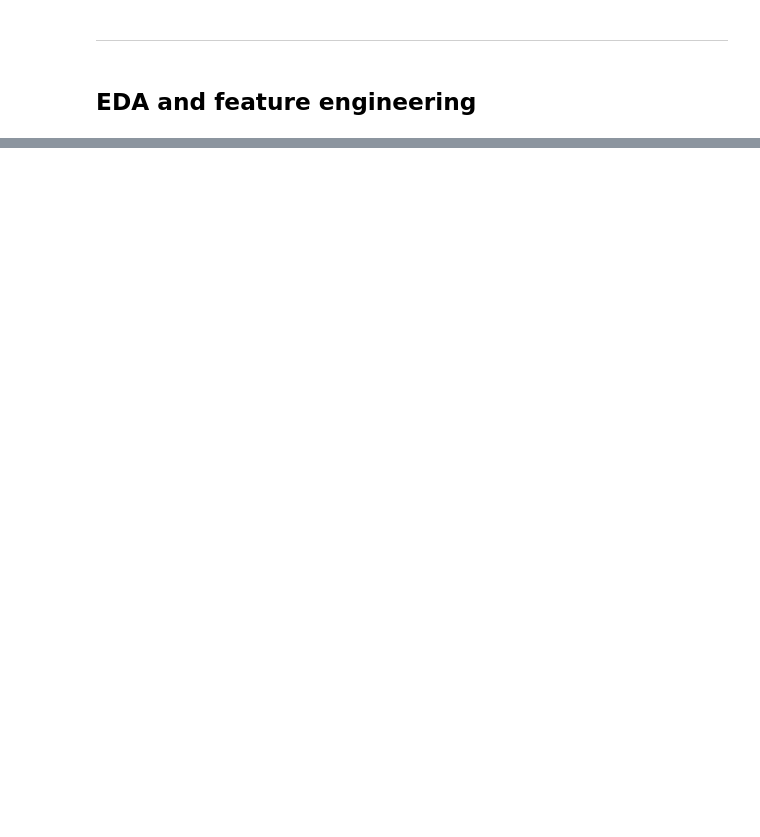
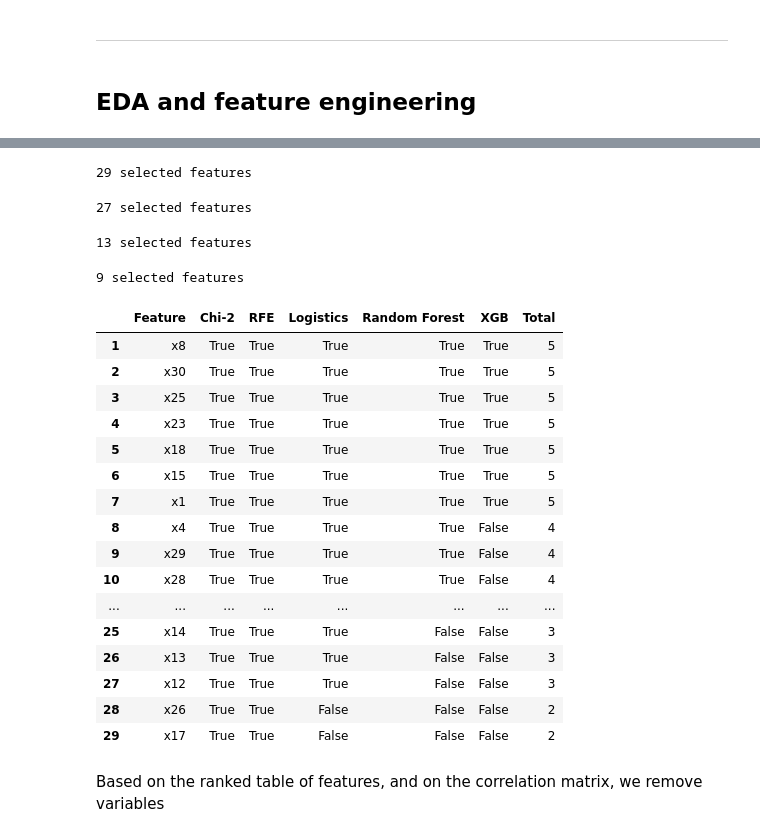
Before and after one commit to tangarts/FICO-Interpretable-Machine-Learning, a Jupyter notebook: Project.ipynb, the cells around one changed output, grey strips where cells are left out. Saved outputs shown, nothing was run; the diff lists cells and outputs as text; code cells hidden in the pictures; blank space fills up the shorter version.

```diff
--- a/Project.ipynb
+++ b/Project.ipynb
@@ -73,0 +234,80 @@ plt.show()
+# %%
+from sklearn.feature_selection import RFE
+rfe_selector = RFE(estimator=LogisticRegression(solver='newton-cg'),
+                   n_features_to_select=num_feats, step=10, verbose=5)
+rfe_selector.fit(X_norm, y)
+rfe_support = rfe_selector.get_support()
+rfe_feature = X.loc[:,rfe_support].columns.tolist()
+print(str(len(rfe_feature)), 'selected features')
+# %% [output]
+29 selected features
+# %%
+from sklearn.feature_selection import SelectFromModel
+
+embeded_lr_selector = SelectFromModel(LogisticRegression(penalty="l1", solver='liblinear'), max_features=num_feats)
+embeded_lr_selector.fit(X_norm, y)
+
+embeded_lr_support = embeded_lr_selector.get_support()
+embeded_lr_feature = X.loc[:,embeded_lr_support].columns.tolist()
+print(str(len(embeded_lr_feature)), 'selected features')
+# %% [output]
+27 selected features
+# %%
+from sklearn.feature_selection import SelectFromModel
+from sklearn.ensemble import RandomForestClassifier
+
+embeded_rf_selector = SelectFromModel(RandomForestClassifier(n_estimators=100), max_features=num_feats)
+embeded_rf_selector.fit(X, y)
+
+embeded_rf_support = embeded_rf_selector.get_support()
+embeded_rf_feature = X.loc[:,embeded_rf_support].columns.tolist()
+print(str(len(embeded_rf_feature)), 'selected features')
+# %% [output]
+13 selected features
+# %%
+from sklearn.feature_selection import SelectFromModel
+
+xgbc=XGBClassifier(n_estimators=500, learning_rate=0.05, num_leaves=32, colsample_bytree=0.2,
+            reg_alpha=3, reg_lambda=1, min_split_gain=0.01, min_child_weight=40)
+
+embeded_xgb_selector = SelectFromModel(xgbc, max_features=num_feats)
+embeded_xgb_selector.fit(X, y)
+
+embeded_xgb_support = embeded_xgb_selector.get_support()
+embeded_xgb_feature = X.loc[:,embeded_xgb_support].columns.tolist()
+print(str(len(embeded_xgb_feature)), 'selected features')
+# %% [output]
+9 selected features
+# %%
+feature_selection_df = pd.DataFrame(
+    {'Feature':features_tmp, 'Chi-2':chi_support,
+     'RFE':rfe_support, 'Logistics':embeded_lr_support,
+     'Random Forest':embeded_rf_support, 'XGB':embeded_xgb_support})
+
+# count the selected times for each feature
+feature_selection_df['Total'] = np.sum(feature_selection_df, axis=1)
+# display features by importance
+feature_selection_df = feature_selection_df.sort_values(['Total','Feature'] , ascending=False)
+feature_selection_df.index = range(1, len(feature_selection_df)+1)
+# %%
+feature_selection_df
+# %% [output]
+|  | Feature | Chi-2 | RFE | Logistics | Random Forest | XGB | Total |
+| 1 | x8 | True | True | True | True | True | 5 |
+| 2 | x30 | True | True | True | True | True | 5 |
+| 3 | x25 | True | True | True | True | True | 5 |
+| 4 | x23 | True | True | True | True | True | 5 |
+| 5 | x18 | True | True | True | True | True | 5 |
+| 6 | x15 | True | True | True | True | True | 5 |
+| 7 | x1 | True | True | True | True | True | 5 |
+| 8 | x4 | True | True | True | True | False | 4 |
+| 9 | x29 | True | True | True | True | False | 4 |
+| 10 | x28 | True | True | True | True | False | 4 |
+| ... | ... | ... | ... | ... | ... | ... | ... |
+| 25 | x14 | True | True | True | False | False | 3 |
+| 26 | x13 | True | True | True | False | False | 3 |
+| 27 | x12 | True | True | True | False | False | 3 |
+| 28 | x26 | True | True | False | False | False | 2 |
+| 29 | x17 | True | True | False | False | False | 2 |
+# %% [markdown]
+Based on the ranked table of features, and on the correlation matrix, we remove variables
```
Also changed, not shown: parts of 35 cells of this notebook.
